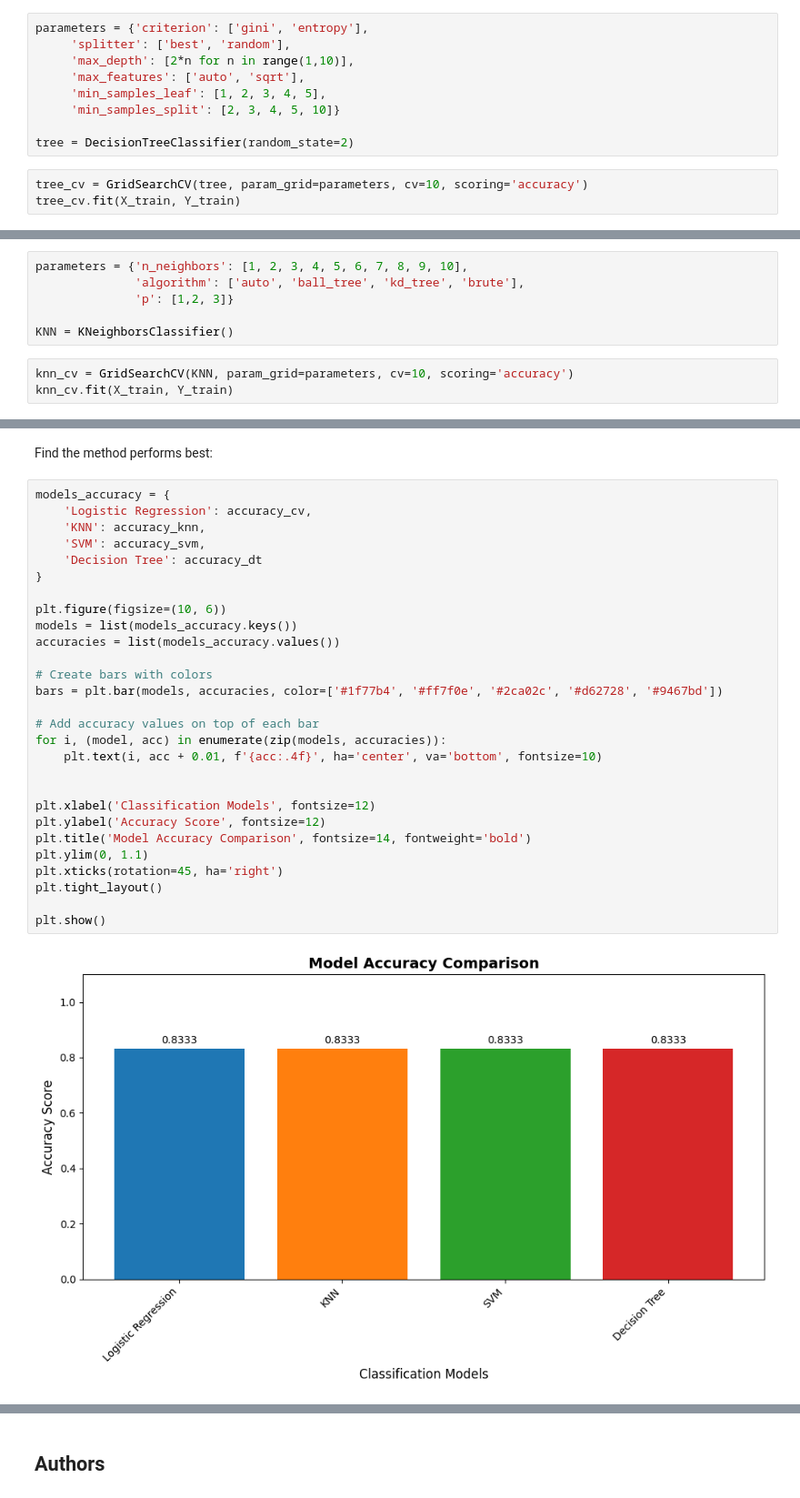
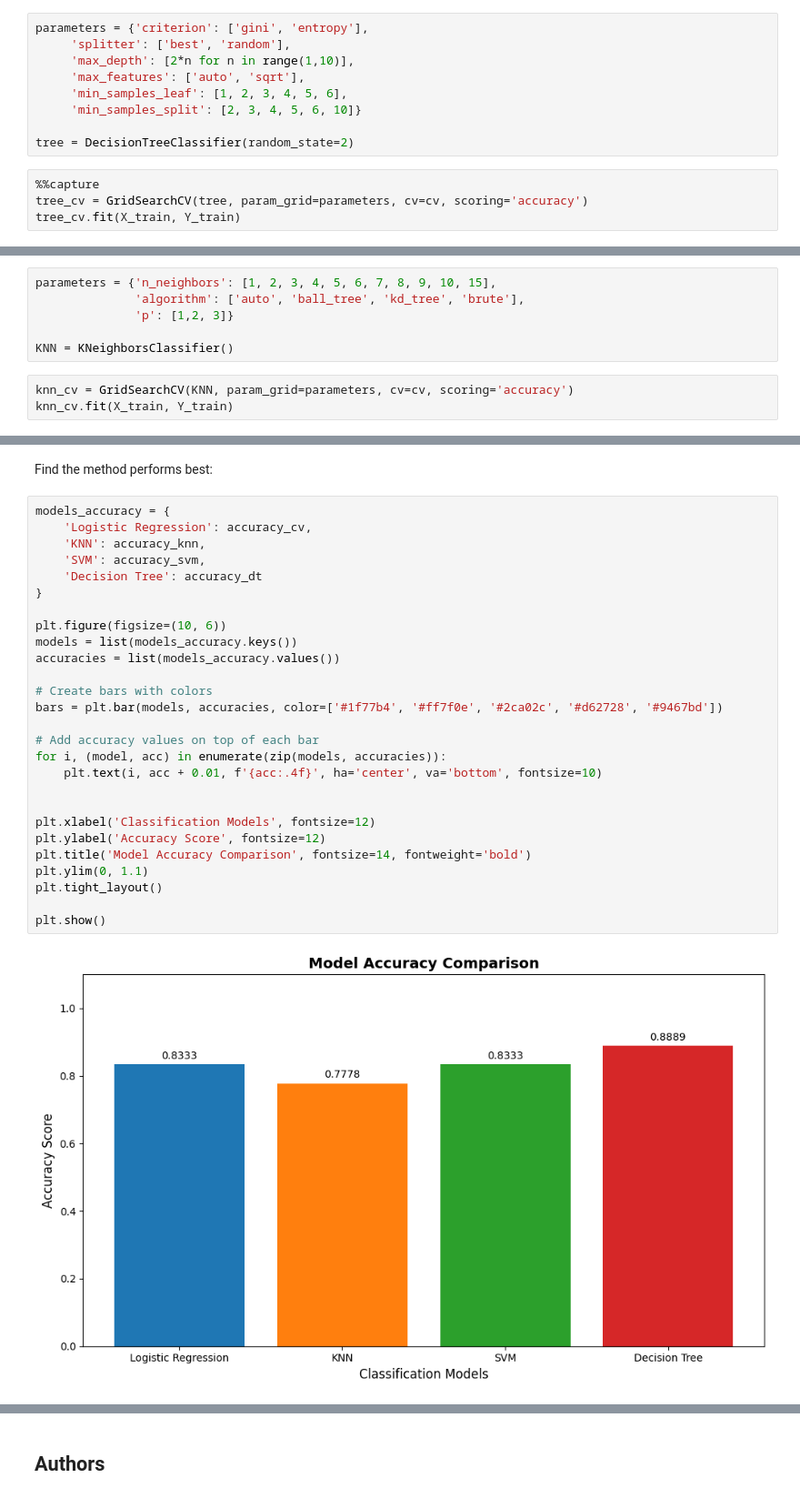
Before and after one commit to sjain600/IBM-Capstone-Project, a Jupyter notebook: SpaceX-Machine-Learning-Prediction-Part-5-v1.ipynb, the cells around one changed output, grey strips where cells are left out. Shown at 91% size. Drawn from its saved outputs; the diff is of its cells as text.

```diff
--- a/SpaceX-Machine-Learning-Prediction-Part-5-v1.ipynb
+++ b/SpaceX-Machine-Learning-Prediction-Part-5-v1.ipynb
@@ -265,10 +286,11 @@ parameters = {'criterion': ['gini', 'entropy'],
      'splitter': ['best', 'random'],
      'max_depth': [2*n for n in range(1,10)],
      'max_features': ['auto', 'sqrt'],
-     'min_samples_leaf': [1, 2, 3, 4, 5],
-     'min_samples_split': [2, 3, 4, 5, 10]}
+     'min_samples_leaf': [1, 2, 3, 4, 5, 6],
+     'min_samples_split': [2, 3, 4, 5, 6, 10]}
 
 tree = DecisionTreeClassifier(random_state=2)
 # %%
-tree_cv = GridSearchCV(tree, param_grid=parameters, cv=10, scoring='accuracy')
+%%capture
+tree_cv = GridSearchCV(tree, param_grid=parameters, cv=cv, scoring='accuracy')
 tree_cv.fit(X_train, Y_train)
@@ -328,12 +322,12 @@ plot_confusion_matrix(Y_test,yhat)
 # %% [markdown]
 Create a k nearest neighbors object then  create a  <code>GridSearchCV</code> object  <code>knn_cv</code> with cv = 10.  Fit the object to find the best parameters from the dictionary <code>parameters</code>.
 # %%
-parameters = {'n_neighbors': [1, 2, 3, 4, 5, 6, 7, 8, 9, 10],
+parameters = {'n_neighbors': [1, 2, 3, 4, 5, 6, 7, 8, 9, 10, 15],
               'algorithm': ['auto', 'ball_tree', 'kd_tree', 'brute'],
               'p': [1,2, 3]}
 
 KNN = KNeighborsClassifier()
 # %%
-knn_cv = GridSearchCV(KNN, param_grid=parameters, cv=10, scoring='accuracy')
+knn_cv = GridSearchCV(KNN, param_grid=parameters, cv=cv, scoring='accuracy')
 knn_cv.fit(X_train, Y_train)
 # %% [output]
@@ -371,33 +366,32 @@ Find the method performs best:
 # %%
 models_accuracy = {
     'Logistic Regression': accuracy_cv,
     'KNN': accuracy_knn,
     'SVM': accuracy_svm,
     'Decision Tree': accuracy_dt
 }
 
 plt.figure(figsize=(10, 6))
 models = list(models_accuracy.keys())
 accuracies = list(models_accuracy.values())
 
 # Create bars with colors
 bars = plt.bar(models, accuracies, color=['#1f77b4', '#ff7f0e', '#2ca02c', '#d62728', '#9467bd'])
 
 # Add accuracy values on top of each bar
 for i, (model, acc) in enumerate(zip(models, accuracies)):
     plt.text(i, acc + 0.01, f'{acc:.4f}', ha='center', va='bottom', fontsize=10)
 
 
 plt.xlabel('Classification Models', fontsize=12)
 plt.ylabel('Accuracy Score', fontsize=12)
 plt.title('Model Accuracy Comparison', fontsize=14, fontweight='bold')
 plt.ylim(0, 1.1)
-plt.xticks(rotation=45, ha='right')
 plt.tight_layout()
 
 plt.show()
 # %% [output]
-[figure, old version]
+[figure, new version]
 # %%
 print("\n" + "="*50)
 print("MODEL ACCURACY COMPARISON")
```
Also changed, not shown: parts of 29 cells of this notebook.
